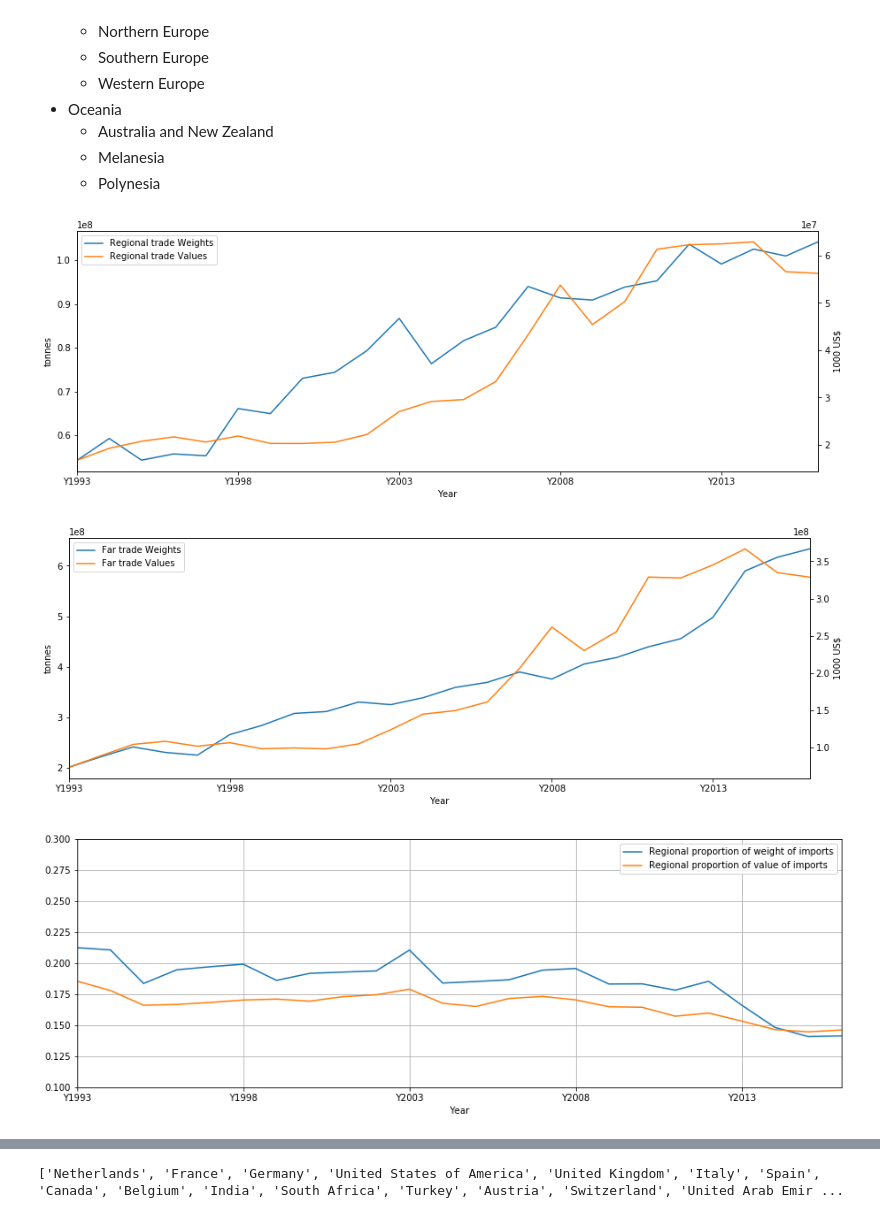
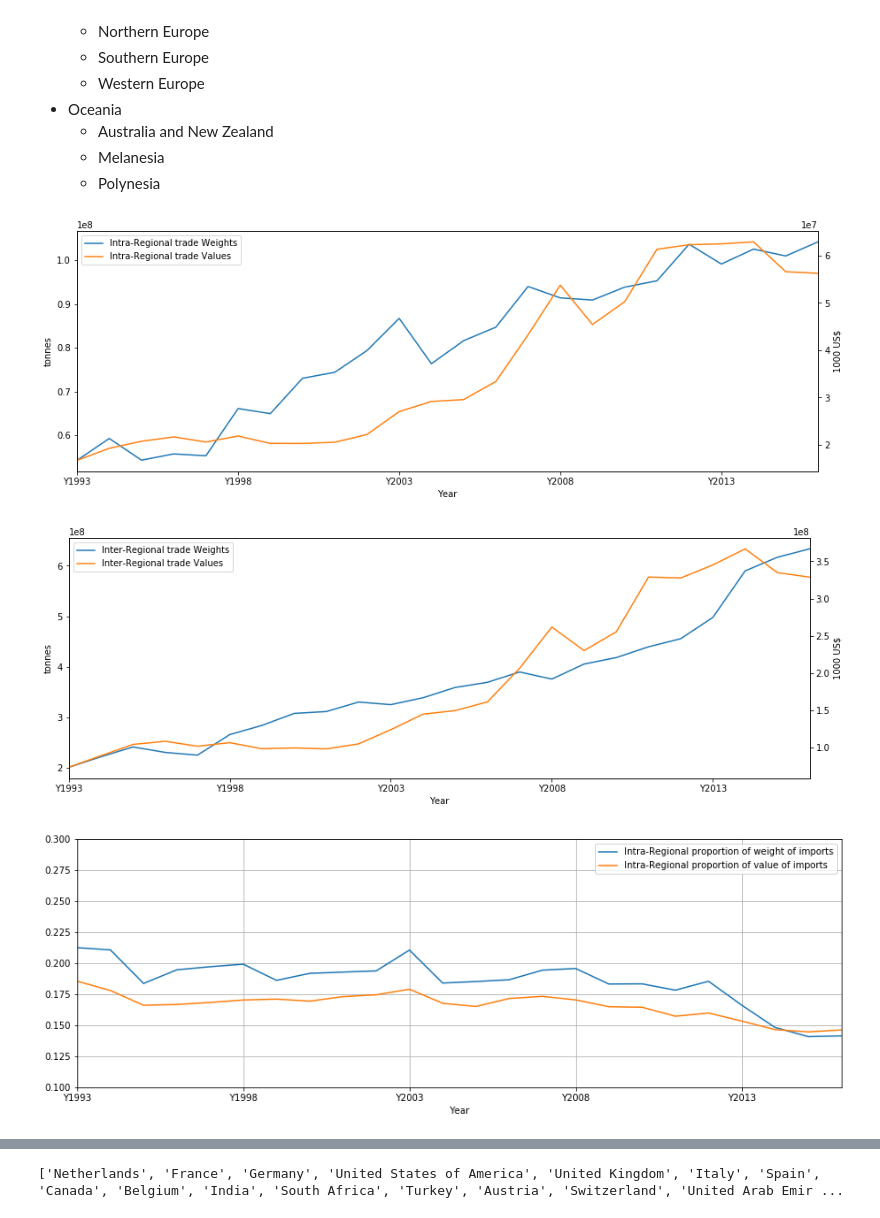
Before and after one commit to n-poulsen/GranADA, a Jupyter notebook: code/GlobalTradeChanges.ipynb, the cells around one changed output, grey strips where cells are left out. Drawn from its saved outputs; the diff is of its cells as text; code cells hidden in the pictures.

```diff
--- a/code/GlobalTradeChanges.ipynb
+++ b/code/GlobalTradeChanges.ipynb
@@ -203,65 +203,65 @@ region_names = ['Eastern Africa', 'Middle Africa', 'Northern Africa', 'Southern
                 'Australia and New Zealand', 'Melanesia', 'Polynesia']
 regions = [set(country_groups[country_groups['Country Group'] == region]['Country']) for region in region_names]
 # %%
-df_regional_imports_w = pd.DataFrame(columns=df_trade.columns)
-df_regional_imports_v = pd.DataFrame(columns=df_trade.columns)
+df_intra_regional_imports_w = pd.DataFrame(columns=df_trade.columns)
+df_intra_regional_imports_v = pd.DataFrame(columns=df_trade.columns)
 
-df_far_imports_w = pd.DataFrame(columns=df_trade.columns)
-df_far_imports_v = pd.DataFrame(columns=df_trade.columns)
+df_inter_regional_imports_w = pd.DataFrame(columns=df_trade.columns)
+df_inter_regional_imports_v = pd.DataFrame(columns=df_trade.columns)
 
 
 for c1 in regions:
     for c2 in regions:
         if c1 == c2:
-            df_regional_imports_w = df_regional_imports_w\
+            df_intra_regional_imports_w = df_intra_regional_imports_w\
                 .append(df_trade[(df_trade['Reporter Countries'].isin(c1)) &
                                  (df_trade['Partner Countries'].isin(c1)) &
                                  (df_trade['Element'] == 'Import Quantity')])
-            df_regional_imports_v = df_regional_imports_v\
+            df_intra_regional_imports_v = df_intra_regional_imports_v\
                 .append(df_trade[(df_trade['Reporter Countries'].isin(c1)) &
                                  (df_trade['Partner Countries'].isin(c1)) &
                                  (df_trade['Element'] == 'Import Value')])
         else:
-            df_far_imports_w = df_far_imports_w\
+            df_inter_regional_imports_w = df_inter_regional_imports_w\
                 .append(df_trade[(df_trade['Reporter Countries'].isin(c1)) &
                                  (df_trade['Partner Countries'].isin(c2)) &
                                  (df_trade['Element'] == 'Import Quantity')])
-            df_far_imports_v = df_far_imports_v\
+            df_inter_regional_imports_v = df_inter_regional_imports_v\
                 .append(df_trade[(df_trade['Reporter Countries'].isin(c1)) &
                                  (df_trade['Partner Countries'].isin(c2)) &
                                  (df_trade['Element'] == 'Import Value')])
 
-df_regional_imports_w = df_regional_imports_w[[f'Y{label}' for label in range(1993, 2017)]]\
+df_intra_regional_imports_w_sums = df_intra_regional_imports_w[[f'Y{label}' for label in range(1993, 2017)]]\
                                     .sum(axis=0)
-df_regional_imports_v = df_regional_imports_v[[f'Y{label}' for label in range(1993, 2017)]]\
+df_intra_regional_imports_v_sums = df_intra_regional_imports_v[[f'Y{label}' for label in range(1993, 2017)]]\
                                     .sum(axis=0)
 
-df_far_imports_w = df_far_imports_w[[f'Y{label}' for label in range(1993, 2017)]]\
+df_inter_regional_imports_w_sums = df_inter_regional_imports_w[[f'Y{label}' for label in range(1993, 2017)]]\
                                     .sum(axis=0)
-df_far_imports_v = df_far_imports_v[[f'Y{label}' for label in range(1993, 2017)]]\
+df_inter_regional_imports_v_sums = df_inter_regional_imports_v[[f'Y{label}' for label in range(1993, 2017)]]\
                                     .sum(axis=0)
 
-plot_trade(df_regional_imports_w, df_regional_imports_v, 'Regional trade')
-plot_trade(df_far_imports_w, df_far_imports_v, 'Far trade')
+plot_trade(df_intra_regional_imports_w_sums, df_intra_regional_imports_v_sums, 'Intra-Regional trade')
+plot_trade(df_inter_regional_imports_w_sums, df_inter_regional_imports_v_sums, 'Inter-Regional trade')
 # %% [output]
-[figure, old version]
+[figure, new version]
-[figure, old version]
+[figure, new version]
 # %%
-df_total_imports_w = df_regional_imports_w + df_far_imports_w
-df_total_imports_v = df_regional_imports_v + df_far_imports_v
+df_total_imports_w = df_intra_regional_imports_w_sums + df_inter_regional_imports_w_sums
+df_total_imports_v = df_intra_regional_imports_v_sums + df_inter_regional_imports_v_sums
 
-df_regional_perc_w = df_regional_imports_w/df_total_imports_w
-df_regional_perc_v = df_regional_imports_v/df_total_imports_v
+df_intra_regional_perc_w = df_intra_regional_imports_w_sums/df_total_imports_w
+df_intra_regional_perc_v = df_intra_regional_imports_v_sums/df_total_imports_v
 
 plt.figure(figsize=(15,5))
 plt.xlabel('Year')
-df_regional_perc_w.plot(label='Regional proportion of weight of imports')
-df_regional_perc_v.plot(label='Regional proportion of value of imports')
+df_intra_regional_perc_w.plot(label='Intra-Regional proportion of weight of imports')
+df_intra_regional_perc_v.plot(label='Intra-Regional proportion of value of imports')
 plt.ylim([0.1, 0.3])
 plt.grid()
 plt.legend()
 plt.show()
 # %% [output]
-[figure, old version]
+[figure, new version]
 # %% [markdown]
 We can see that there seems to be a slow decrease in the proportion of trade that is done between countries in the same region, that started around 2008.
```
Also changed, not shown: parts of 15 cells of this notebook.
